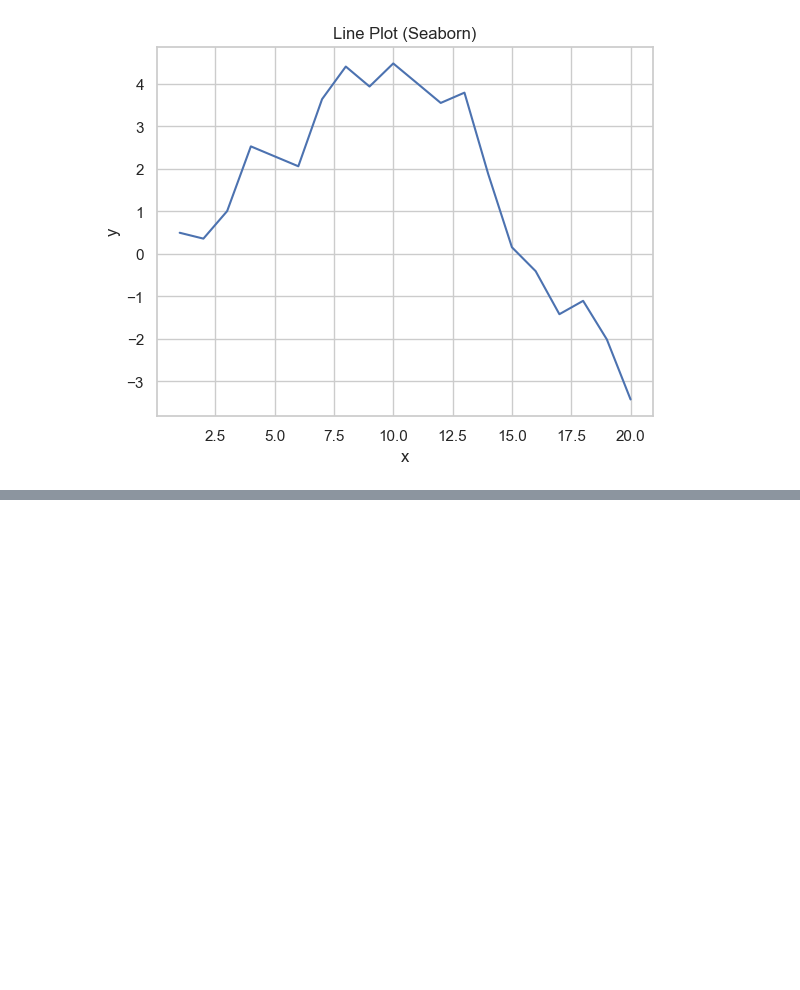
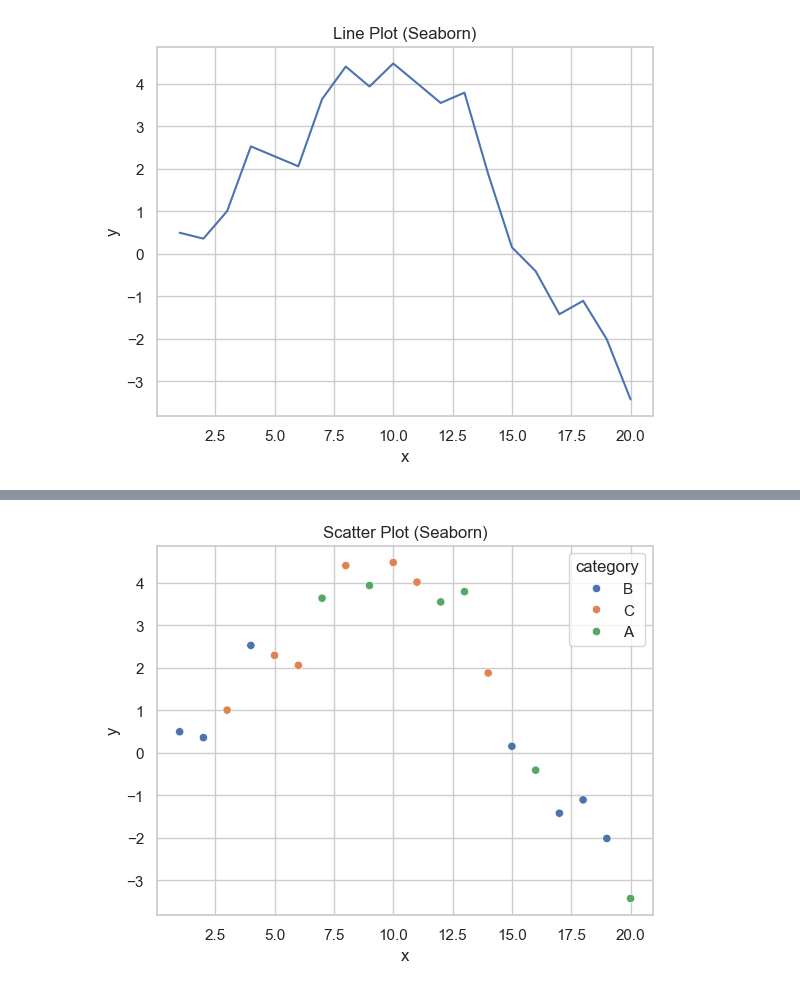
Before and after one commit to KEN-DATALABS/PROJECT-LIST, a Jupyter notebook: OneDrive/Documents/List Project/Project3.ipynb, the cells around one changed output, grey strips where cells are left out. Saved outputs shown, nothing was run; the diff lists cells and outputs as text; code cells hidden in the pictures; blank space fills up the shorter version.

```diff
--- a/OneDrive/Documents/List Project/Project3.ipynb
+++ b/OneDrive/Documents/List Project/Project3.ipynb
@@ -1045,0 +1052,6 @@ plt.show()
+# %%
+sns.scatterplot(data=df, x="x", y="y", hue="category")
+plt.title("Scatter Plot (Seaborn)")
+plt.show()
+# %% [output]
+[figure, added]
```
Also changed, not shown: parts of 1 cell of this notebook.
